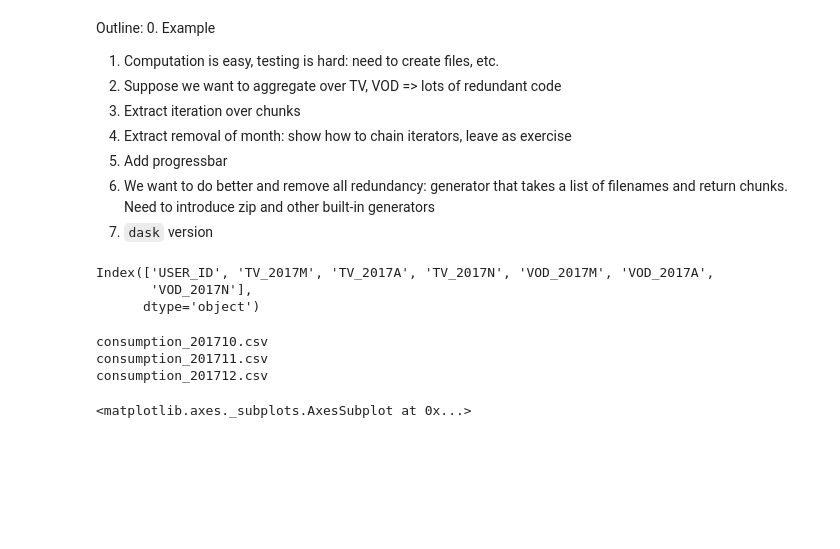
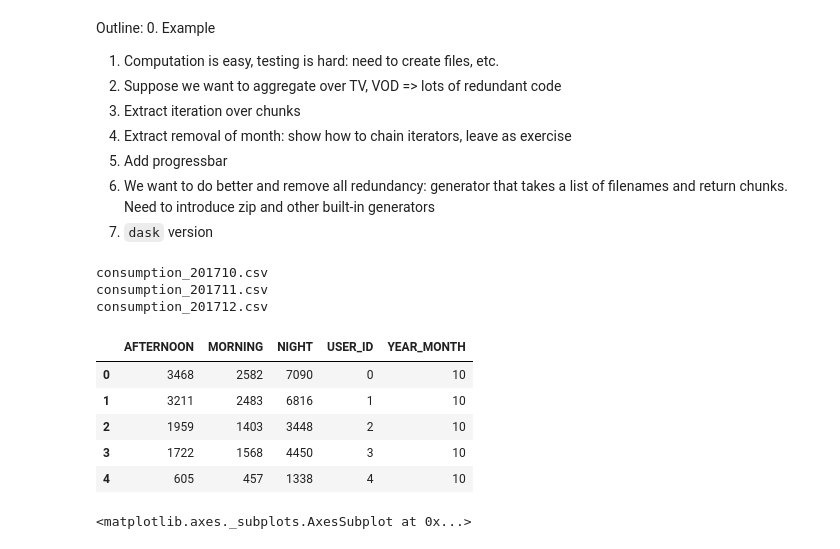
Before and after one commit to ASPP/python-smell, a Jupyter notebook: notebook/generators/02. Generators.ipynb, the cells around one changed output. Cells and saved outputs as stored; diff of their text form; code cells hidden in the pictures; blank space fills up the shorter version.

```diff
--- a/notebook/generators/02. Generators.ipynb
+++ b/notebook/generators/02. Generators.ipynb
@@ -12,12 +12,6 @@ Outline:
 %matplotlib inline
 
 import pandas as pd
-# %%
-chunk.columns
-# %% [output]
-Index(['USER_ID', 'TV_2017M', 'TV_2017A', 'TV_2017N', 'VOD_2017M', 'VOD_2017A',
-       'VOD_2017N'],
-      dtype='object')
 # %%
 year = 2017
 months = [10, 11, 12]
@@ -49,6 +43,15 @@ df = pd.concat(chunks)
 consumption_201710.csv
 consumption_201711.csv
 consumption_201712.csv
+# %%
+df.head()
+# %% [output]
+|  | AFTERNOON | MORNING | NIGHT | USER_ID | YEAR_MONTH |
+| 0 | 3468 | 2582 | 7090 | 0 | 10 |
+| 1 | 3211 | 2483 | 6816 | 1 | 10 |
+| 2 | 1959 | 1403 | 3448 | 2 | 10 |
+| 3 | 1722 | 1568 | 4450 | 3 | 10 |
+| 4 | 605 | 457 | 1338 | 4 | 10 |
 # %%
 df.loc[:, ['MORNING', 'AFTERNOON', 'NIGHT']].mean().plot.bar()
 # %% [output]
```
Also changed, not shown: 1 other file.
